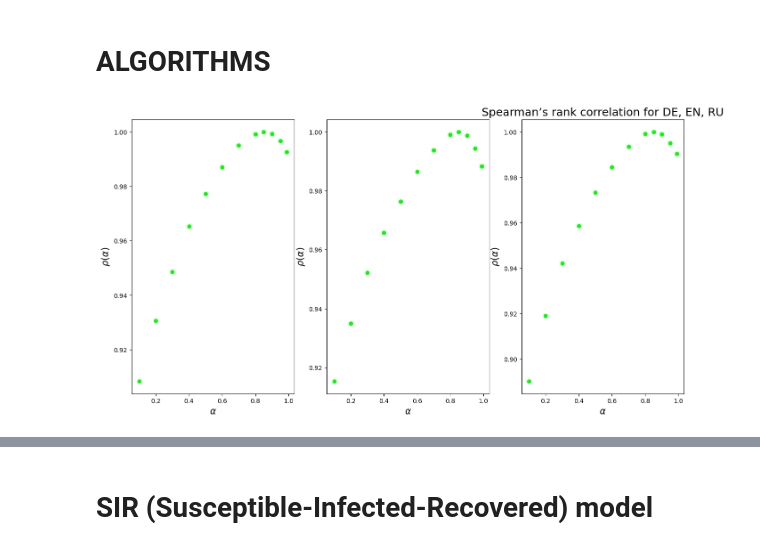
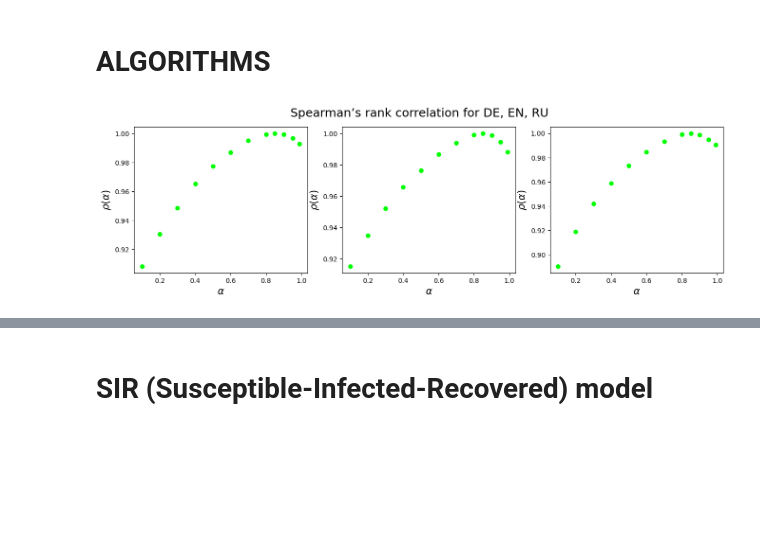
Before and after one commit to Shymsky/Network_Science, a Jupyter notebook: Group_Assignment.ipynb, the cells around one changed output, grey strips where cells are left out. Cells and saved outputs as stored; diff of their text form; code cells hidden in the pictures; blank space fills up the shorter version.

```diff
--- a/Group_Assignment.ipynb
+++ b/Group_Assignment.ipynb
@@ -91,28 +91,28 @@ def h_index(G):
 # %%
 # Compute Spearman’s rank correlation 𝜌 between the PageRanks for 𝛼_0 = 0.85 and all other 𝛼_s
 from scipy.stats import spearmanr
-fig = plt.figure(figsize=(16, 8))
+fig = plt.figure(figsize=(16, 4))
 # set figure title
 fig.suptitle("Spearman’s rank correlation for DE, EN, RU", size=18)
 i = 1
 for dataset in datasets:
     pr_alpha_0 = list(nx.pagerank(dataset, alpha=0.85).values())
     alpha_values = [0.1, 0.2, 0.3, 0.4, 0.5, 0.6, 0.7, 0.8, 0.85, 0.9, 0.95, 0.99]
     # compute pagerank & spearman correlation for each alpha:
     pageranks = {}
     spearman_correlations = {}
     for alpha in alpha_values:
         pageranks[alpha] = list(nx.pagerank(dataset, alpha=alpha).values())
         spearman_correlations[alpha] = spearmanr(pr_alpha_0, pageranks[alpha])[0]
     ax=fig.add_subplot(1,3,i)
     ax.scatter(spearman_correlations.keys(), spearman_correlations.values(), color = "lime")
     ax.set_xlabel(r"$\alpha$", fontsize=15)
     ax.set_ylabel(r"$\rho(\alpha)$", fontsize=15)
     i += 1
-plt.title("Spearman’s rank correlation for DE, EN, RU", size=18)
+fig.subplots_adjust(hspace=3.5)
 plt.show()
 # %% [output]
-[figure, old version]
+[figure, new version]
 # %%
 def voterank_return_dict(G):
     '''
```
Also changed, not shown: parts of 10 cells of this notebook.
